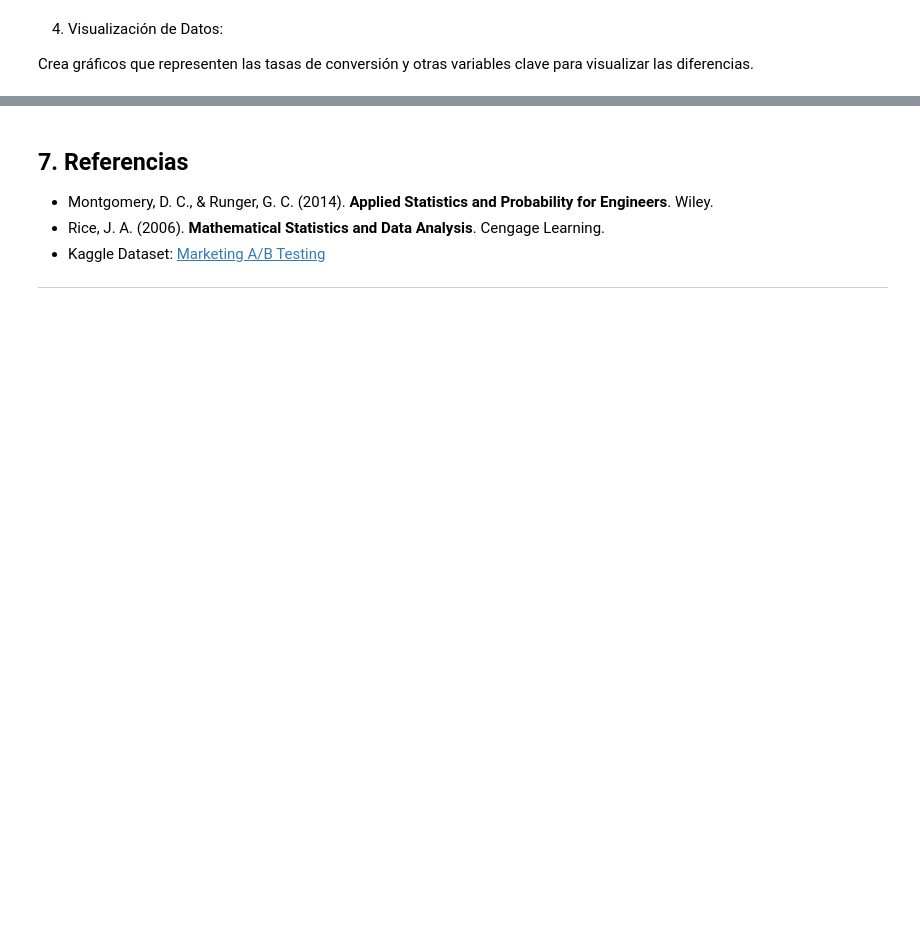
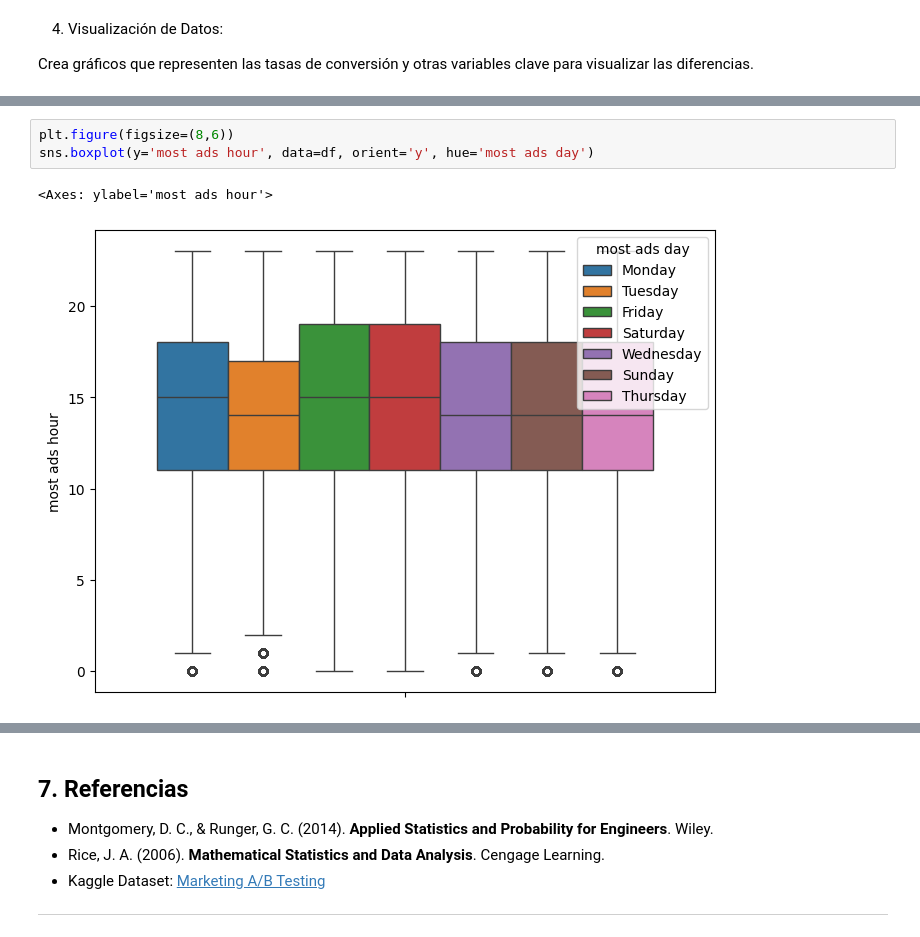
Before and after one commit to PabloAndree/Python_PA, a Jupyter notebook: 03_Pruebas_de_Hipótesis_ipynb.ipynb, the cells around one changed output, grey strips where cells are left out. Drawn from its saved outputs; the diff is of its cells as text; blank space fills up the shorter version.

```diff
--- a/03_Pruebas_de_Hipótesis_ipynb.ipynb
+++ b/03_Pruebas_de_Hipótesis_ipynb.ipynb
@@ -543,0 +582,6 @@ Crea gráficos que representen las tasas de conversión y otras variables clave
+# %%
+plt.figure(figsize=(8,6))
+sns.boxplot(y='most ads hour', data=df, orient='y', hue='most ads day')
+# %% [output]
+<Axes: ylabel='most ads hour'>
+[figure, added]
```
Also changed, not shown: parts of 5 cells of this notebook.
